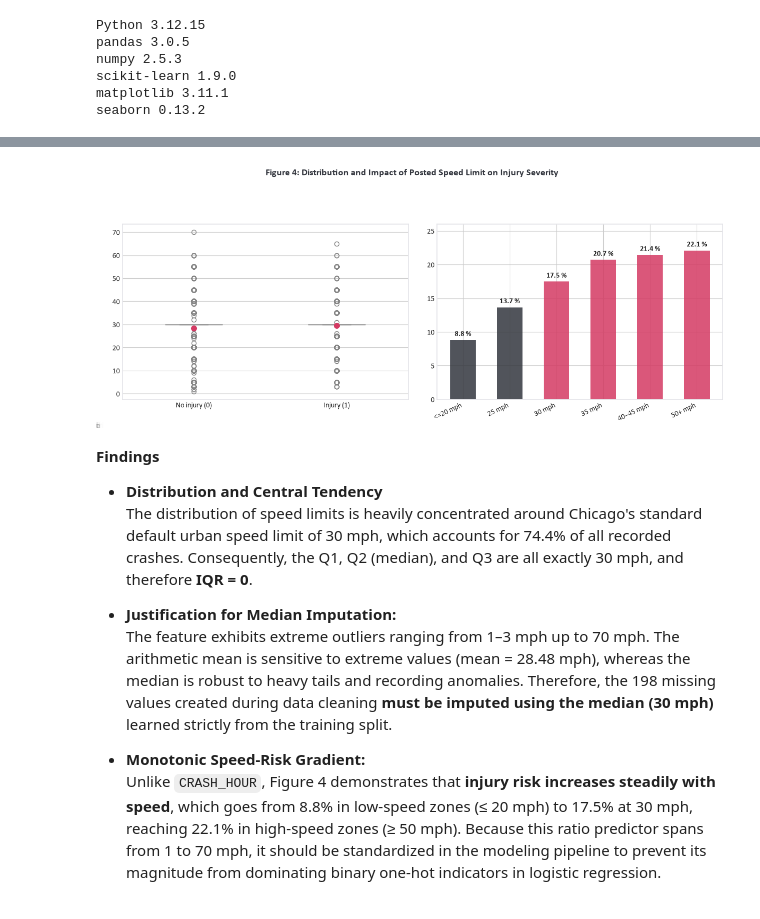
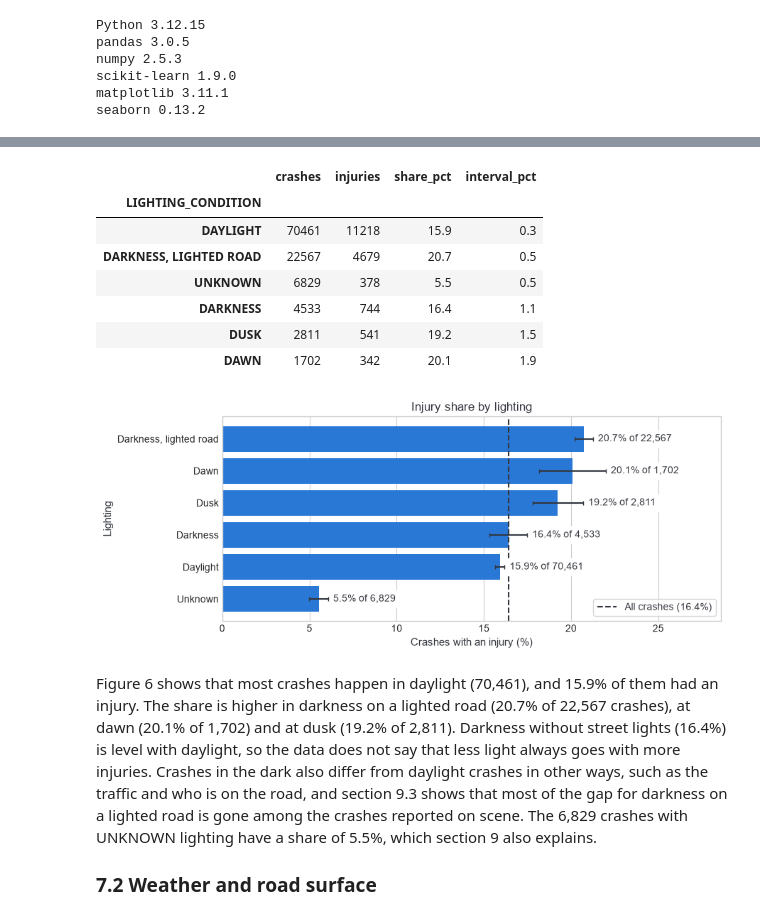
Before and after one commit to H44K0N/DATA3800-gruppe-7, a Jupyter notebook: notebooks/02-eda.ipynb, the cells around one changed output, grey strips where cells are left out. Drawn from its saved outputs; the diff is of its cells as text; code cells hidden in the pictures.

```diff
--- a/notebooks/02-eda.ipynb
+++ b/notebooks/02-eda.ipynb
@@ -343,62 +551,20 @@ Missing values (NaN) to impute: 198
 # %%
-# Group speed limits into recognizable urban zones
-bins = [-1, 20, 25, 30, 35, 45, 100]
-labels = ['<=20 mph', '25 mph', '30 mph', '35 mph', '40–45 mph', '50+ mph']
+lighting = injury_share_by(crashes, "LIGHTING_CONDITION")
+display(lighting.round(1))
 
-speed_zone_series = pd.cut(eda_df['POSTED_SPEED_LIMIT'], bins=bins, labels=labels)
-zone_rates = pd.crosstab(speed_zone_series, eda_df['injury'], normalize='index')[1] * 100
-
-fig, (ax1, ax2) = plt.subplots(1, 2, figsize=(12, 4.8))
-
-# 3a: Box plot by injury status
-sns.boxplot(
-    data=eda_df,
-    x='injury',
-    y='POSTED_SPEED_LIMIT',
-    hue='injury',
-    palette=['#EDEDF1', '#F7C3D2'],
-    legend=False,
-    ax=ax1,
-    width=0.4,
-    showmeans=True,
-    meanprops={"marker": "o", "markerfacecolor": CRIMSON, "markeredgecolor": CRIMSON, "markersize": "7"}
-)
-# Lock ticks before labels are applied
-ax1.set_xticks([0, 1])
-ax1.set_xticklabels(['No injury (0)', 'Injury (1)'], fontsize=10)
-ax1.set_xlabel("Crash outcome", fontsize=11, color=SLATE)
-ax1.set_ylabel("Posted speed limit (mph)", fontsize=11, color=SLATE)
-ax1.set_title("Box Plot: Speed Limit by Injury Status\n(Dot = Mean, Line = Median)", fontsize=12, fontweight='bold', color=SLATE)
-
-# 3b: Injury rate by speed zone
-bars = ax2.bar(
-    zone_rates.index,
-    zone_rates.values,
-    color=[SLATE, SLATE, CRIMSON, CRIMSON, CRIMSON, CRIMSON],
-    alpha=0.85,
-    width=0.55
-)
-ax2.set_ylabel("Injury rate (%)", fontsize=11, color=SLATE)
-ax2.set_title("Injury Rate by Speed Limit Zone", fontsize=12, fontweight='bold', color=SLATE)
-ax2.set_ylim(0, 26)
-plt.setp(ax2.get_xticklabels(), rotation=25, ha='right', fontsize=10)
-
-for bar in bars:
-    yval = bar.get_height()
-    ax2.text(bar.get_x() + bar.get_width()/2.0, yval + 0.6, f"{yval:.1f} %", ha='center', fontsize=10, fontweight='bold')
-
-plt.suptitle("Figure 4: Distribution and Impact of Posted Speed Limit on Injury Severity", fontsize=13, fontweight='bold', y=1.03, color=SLATE)
-plt.tight_layout()
-plt.show()
+fig = plot_injury_share(lighting, "Injury share by lighting", "Lighting")
+save_figure(fig, "injury_by_lighting.png")
 # %% [output]
+|  | crashes | injuries | share_pct | interval_pct |
+| LIGHTING_CONDITION |  |  |  |  |
+| DAYLIGHT | 70461 | 11218 | 15.9 | 0.3 |
+| DARKNESS, LIGHTED ROAD | 22567 | 4679 | 20.7 | 0.5 |
+| UNKNOWN | 6829 | 378 | 5.5 | 0.5 |
+| DARKNESS | 4533 | 744 | 16.4 | 1.1 |
+| DUSK | 2811 | 541 | 19.2 | 1.5 |
+| DAWN | 1702 | 342 | 20.1 | 1.9 |
-[figure, old version]
+[figure, new version]
 # %% [markdown]
-**Findings**
-* **Distribution and Central Tendency**
-    The distribution of speed limits is heavily concentrated around Chicago's standard default urban speed limit of 30 mph, which accounts for 74.4% of all recorded crashes. Consequently, the Q1, Q2 (median), and Q3 are all exactly 30 mph, and therefore **IQR = 0**.
+Figure 6 shows that most crashes happen in daylight (70,461), and 15.9% of them had an injury. The share is higher in darkness on a lighted road (20.7% of 22,567 crashes), at dawn (20.1% of 1,702) and at dusk (19.2% of 2,811). Darkness without street lights (16.4%) is level with daylight, so the data does not say that less light always goes with more injuries. Crashes in the dark also differ from daylight crashes in other ways, such as the traffic and who is on the road, and section 9.3 shows that most of the gap for darkness on a lighted road is gone among the crashes reported on scene. The 6,829 crashes with UNKNOWN lighting have a share of 5.5%, which section 9 also explains.
 
-* **Justification for Median Imputation:**
-  The feature exhibits extreme outliers ranging from 1–3 mph up to 70 mph. The arithmetic mean is sensitive to extreme values (mean = 28.48 mph), whereas the median is robust to heavy tails and recording anomalies. Therefore, the 198 missing values created during data cleaning **must be imputed using the median (30 mph)** learned strictly from the training split.
-
-* **Monotonic Speed-Risk Gradient:**
-   Unlike `CRASH_HOUR`, Figure 4 demonstrates that **injury risk increases steadily with speed**, which goes from 8.8% in low-speed zones (≤ 20 mph) to 17.5% at 30 mph, reaching 22.1% in high-speed zones (≥ 50 mph). Because this ratio predictor spans from 1 to 70 mph, it should be standardized in the modeling pipeline to prevent its magnitude from dominating binary one-hot indicators in logistic regression.
+### 7.2 Weather and road surface
```
Also changed, not shown: parts of 58 cells of this notebook, 37 other files.
